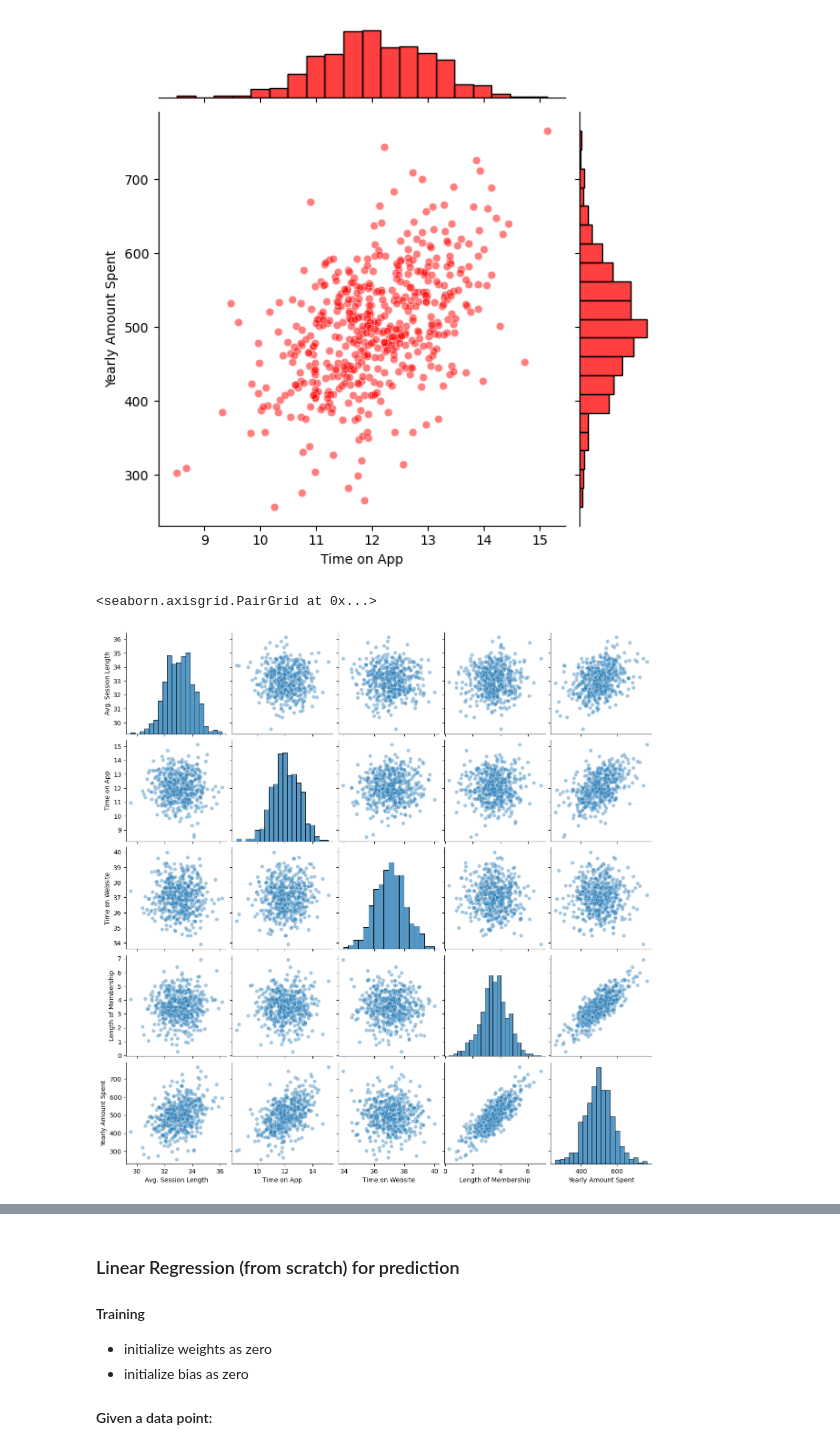
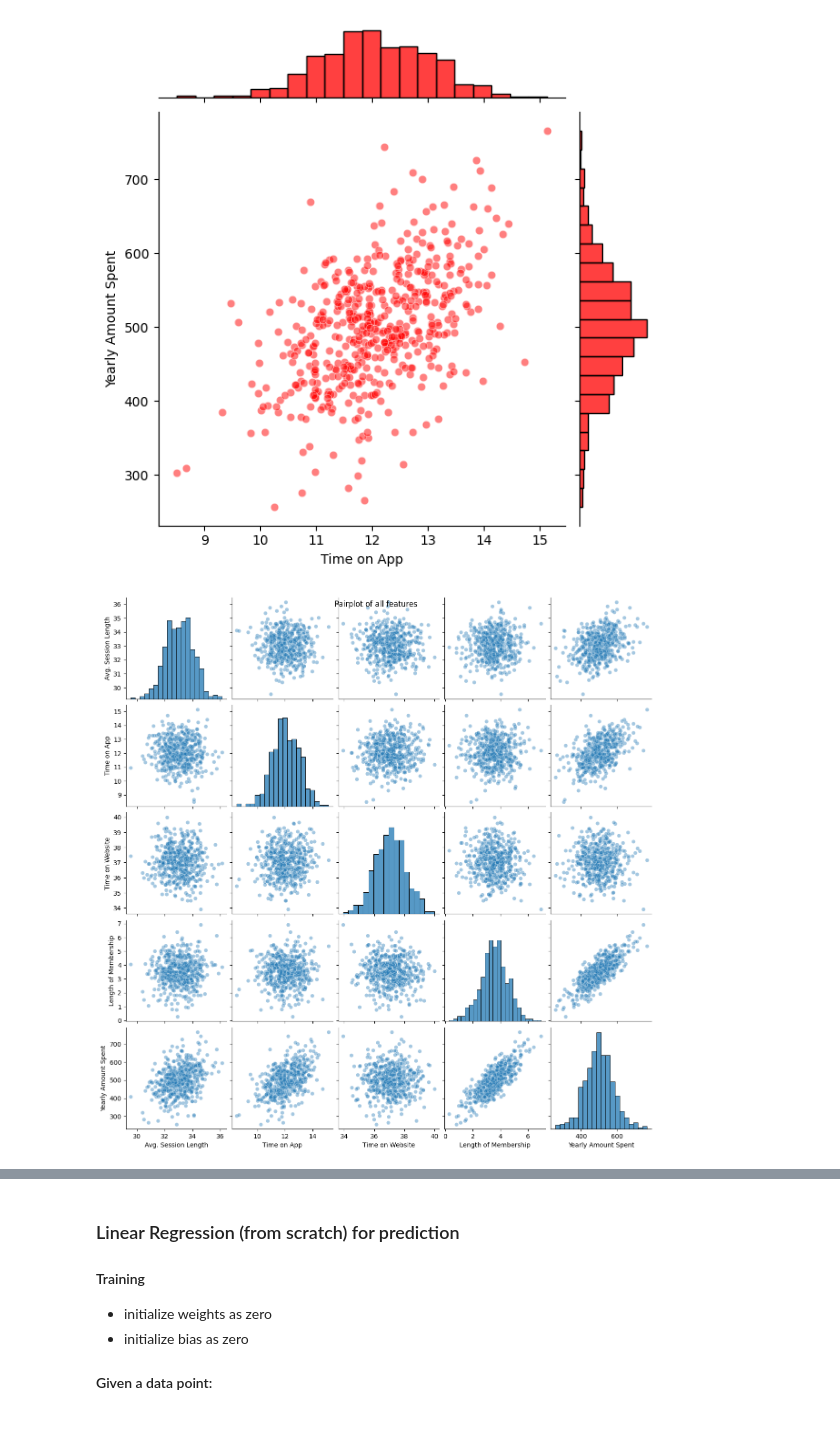
Before and after one commit to georgekenefati/E-commerce-Behavior-Prediction, a Jupyter notebook: regression_analysis.ipynb, the cells around one changed output, grey strips where cells are left out. Drawn from its saved outputs; the diff is of its cells as text; code cells hidden in the pictures.

```diff
--- a/regression_analysis.ipynb
+++ b/regression_analysis.ipynb
@@ -65,9 +65,10 @@ sns.jointplot(x="Time on App", y="Yearly Amount Spent", data=df, alpha=0.5, colo
 [figure]
 # %%
 sns.pairplot(data=df, kind="scatter", plot_kws={"alpha": 0.4})
+plt.suptitle("Pairplot of all features")
+plt.show()
 # %% [output]
-<seaborn.axisgrid.PairGrid at 0x...>
-[figure, old version]
+[figure, new version]
 # %%
 sns.lmplot(
     x="Length of Membership",
```
Also changed, not shown: parts of 3 cells of this notebook, 2 other files.
